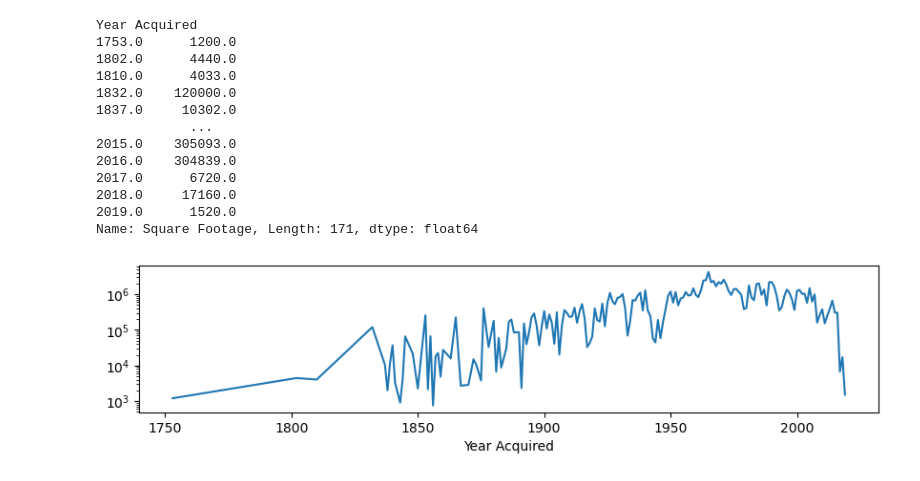
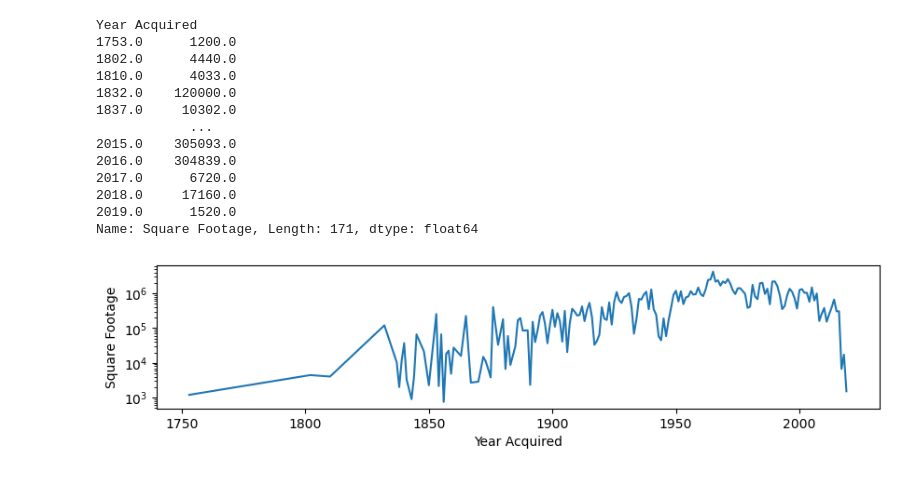
Before and after one commit to WiDS-Urbana-Champaign/WiDS-Urbana-Champaign.github.io, a Jupyter notebook: week02/inClass_week02.ipynb, the cells around one changed output. Drawn from its saved outputs; the diff is of its cells as text; code cells hidden in the pictures.

```diff
--- a/week02/inClass_week02.ipynb
+++ b/week02/inClass_week02.ipynb
@@ -370,8 +370,10 @@ Name: Square Footage, Length: 171, dtype: float64
 # %%
 # plot the total square footage per year acquired
 fig, ax = plt.subplots(figsize=(10,2))
 gbs = buildings.groupby('Year Acquired')['Square Footage'].sum()
 gbs.plot(ax=ax)
 ax.set_yscale('log')
+ax.set_ylabel('Square Footage')
+plt.show()
 # %% [output]
-[figure, old version]
+[figure, new version]
```
